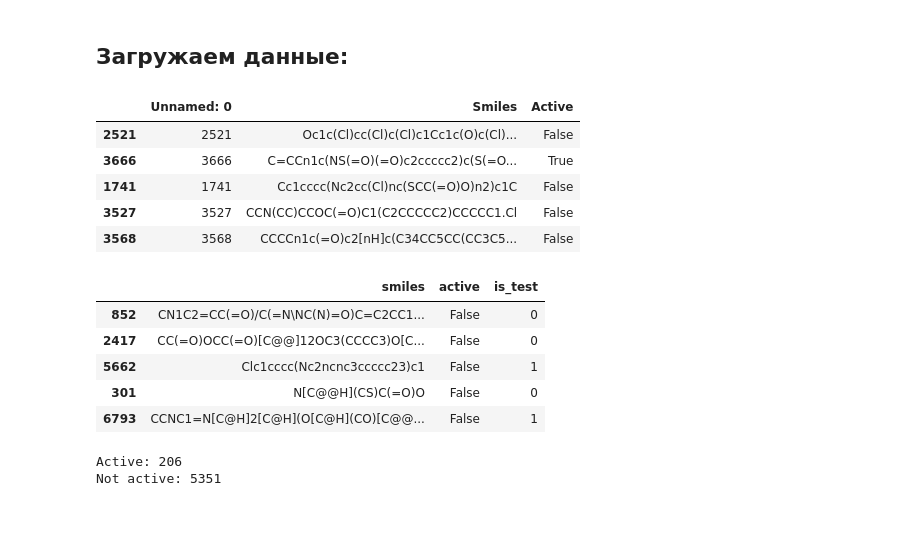
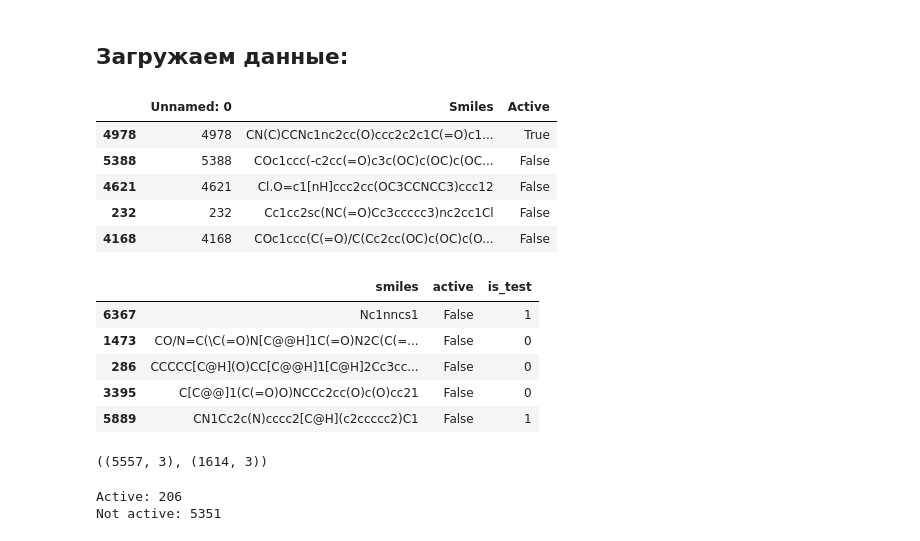
Before and after one commit to akitim/Ligand_activity_prediction_GlobalAI2022, a Jupyter notebook: ligand_activity_prediction.ipynb, the cells around one changed output. Saved outputs shown, nothing was run; the diff lists cells and outputs as text; code cells hidden in the pictures.

```diff
--- a/ligand_activity_prediction.ipynb
+++ b/ligand_activity_prediction.ipynb
@@ -27,22 +24,22 @@ import pandas as pd
 # %% [markdown]
 ## Загружаем данные:
 # %%
-train_path = 'https://raw.githubusercontent.com/akitim/Ligand_activity_prediction_GlobalAI2022/main/data/train.csv?token=GHSAT0AAAAAABQ5SI3K2YCVUTOJJOZECRR2YQE6QBA'
-test_path = 'https://raw.githubusercontent.com/akitim/Ligand_activity_prediction_GlobalAI2022/main/data/test.csv?token=GHSAT0AAAAAABQ5SI3LWUXFQVX7PCGHR3D4YQE6Q2Q'
+train_path = 'https://raw.githubusercontent.com/akitim/datasets/main/ligand_activity_prediction/train.csv'
+test_path = 'https://raw.githubusercontent.com/akitim/datasets/main/ligand_activity_prediction/test.csv'
 
-# train = pd.read_csv(train_path)
-train = pd.read_csv('/content/train.csv')
-# test = pd.read_csv(test_path)
-test = pd.read_csv('/content/test.csv')
+train = pd.read_csv(train_path)
+# train = pd.read_csv('/content/train.csv')
+test = pd.read_csv(test_path)
+# test = pd.read_csv('/content/test.csv')
 
 train.sample(5)
 # %% [output]
 |  | Unnamed: 0 | Smiles | Active |
-| 2521 | 2521 | Oc1c(Cl)cc(Cl)c(Cl)c1Cc1c(O)c(Cl)... | False |
-| 3666 | 3666 | C=CCn1c(NS(=O)(=O)c2ccccc2)c(S(=O... | True |
-| 1741 | 1741 | Cc1cccc(Nc2cc(Cl)nc(SCC(=O)O)n2)c1C | False |
-| 3527 | 3527 | CCN(CC)CCOC(=O)C1(C2CCCCC2)CCCCC1.Cl | False |
-| 3568 | 3568 | CCCCn1c(=O)c2[nH]c(C34CC5CC(CC3C5... | False |
+| 4978 | 4978 | CN(C)CCNc1nc2cc(O)ccc2c2c1C(=O)c1... | True |
+| 5388 | 5388 | COc1ccc(-c2cc(=O)c3c(OC)c(OC)c(OC... | False |
+| 4621 | 4621 | Cl.O=c1[nH]ccc2cc(OC3CCNCC3)ccc12 | False |
+| 232 | 232 | Cc1cc2sc(NC(=O)Cc3ccccc3)nc2cc1Cl | False |
+| 4168 | 4168 | COc1ccc(C(=O)/C(Cc2cc(OC)c(OC)c(O... | False |
 # %%
 train = train.loc[:, ['Smiles', 'Active']]
 train.columns = ['smiles', 'active']
@@ -59,11 +56,15 @@ data = pd.concat([train, test]).reset_index(drop=True)
 data.sample(5)
 # %% [output]
 |  | smiles | active | is_test |
-| 852 | CN1C2=CC(=O)/C(=N\NC(N)=O)C=C2CC1... | False | 0 |
-| 2417 | CC(=O)OCC(=O)[C@@]12OC3(CCCC3)O[C... | False | 0 |
-| 5662 | Clc1cccc(Nc2ncnc3ccccc23)c1 | False | 1 |
-| 301 | N[C@@H](CS)C(=O)O | False | 0 |
-| 6793 | CCNC1=N[C@H]2[C@H](O[C@H](CO)[C@@... | False | 1 |
+| 6367 | Nc1nncs1 | False | 1 |
+| 1473 | CO/N=C(\C(=O)N[C@@H]1C(=O)N2C(C(=... | False | 0 |
+| 286 | CCCCC[C@H](O)CC[C@@H]1[C@H]2Cc3cc... | False | 0 |
+| 3395 | C[C@@]1(C(=O)O)NCCc2cc(O)c(O)cc21 | False | 0 |
+| 5889 | CN1Cc2c(N)cccc2[C@H](c2ccccc2)C1 | False | 1 |
+# %%
+train.shape, test.shape
+# %% [output]
+((5557, 3), (1614, 3))
 # %%
 active_ind = train.groupby('active').groups[1]
 not_active_ind = train.groupby('active').groups[0]
```
Also changed, not shown: parts of 13 cells of this notebook.
